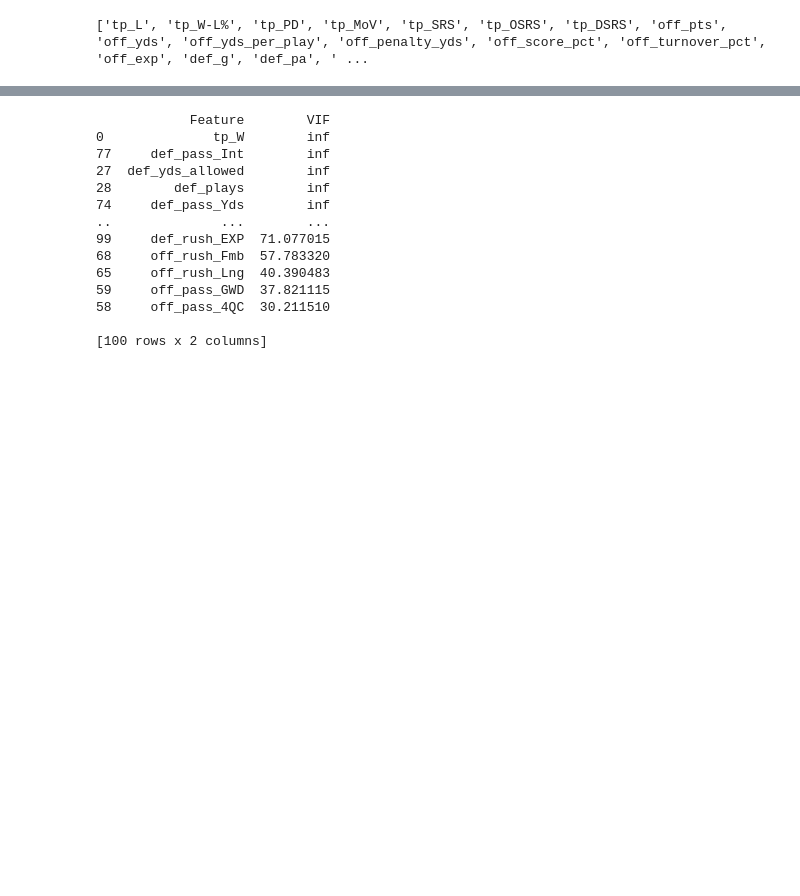
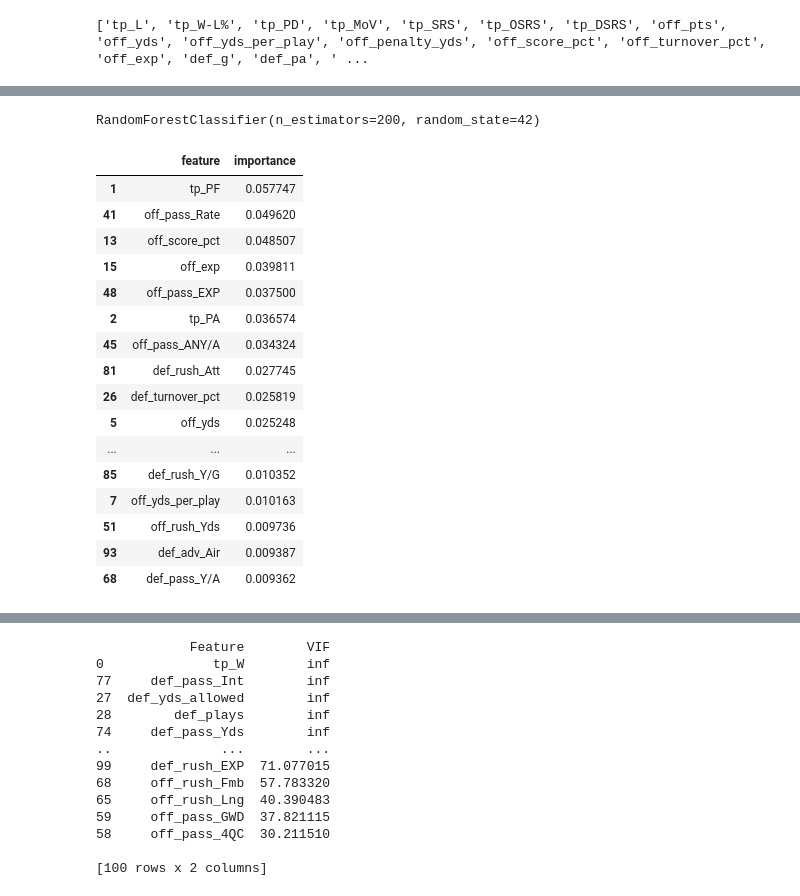
Before and after one commit to mattmarz94/nfl-decision-support-analytics, a Jupyter notebook: Data Preprocessing/reduce_features.ipynb, the cells around one changed output, grey strips where cells are left out. Drawn from its saved outputs; the diff is of its cells as text; code cells hidden in the pictures; blank space fills up the shorter version.

```diff
--- a/Data Preprocessing/reduce_features.ipynb
+++ b/Data Preprocessing/reduce_features.ipynb
@@ -44,0 +141,49 @@ plt.show()
+# %%
+from sklearn.ensemble import RandomForestClassifier
+from sklearn.model_selection import train_test_split
+
+# Simple split (this is fine for feature importance)
+X_train, X_test, y_train, y_test = train_test_split(
+    X, y, test_size=0.2, random_state=42
+)
+
+model = RandomForestClassifier(
+    n_estimators=200,
+    random_state=42
+)
+
+model.fit(X_train, y_train)
+# %% [output]
+RandomForestClassifier(n_estimators=200, random_state=42)
+# %%
+import pandas as pd
+
+feature_importance = pd.DataFrame({
+    "feature": X.columns,
+    "importance": model.feature_importances_
+})
+
+feature_importance = feature_importance.sort_values(
+    by="importance",
+    ascending=False
+)
+
+feature_importance.head(30)
+# %% [output]
+|  | feature | importance |
+| 1 | tp_PF | 0.057747 |
+| 41 | off_pass_Rate | 0.049620 |
+| 13 | off_score_pct | 0.048507 |
+| 15 | off_exp | 0.039811 |
+| 48 | off_pass_EXP | 0.037500 |
+| 2 | tp_PA | 0.036574 |
+| 45 | off_pass_ANY/A | 0.034324 |
+| 81 | def_rush_Att | 0.027745 |
+| 26 | def_turnover_pct | 0.025819 |
+| 5 | off_yds | 0.025248 |
+| ... | ... | ... |
+| 85 | def_rush_Y/G | 0.010352 |
+| 7 | off_yds_per_play | 0.010163 |
+| 51 | off_rush_Yds | 0.009736 |
+| 93 | def_adv_Air | 0.009387 |
+| 68 | def_pass_Y/A | 0.009362 |
```
Also changed, not shown: parts of 11 cells of this notebook, 1 other file.
